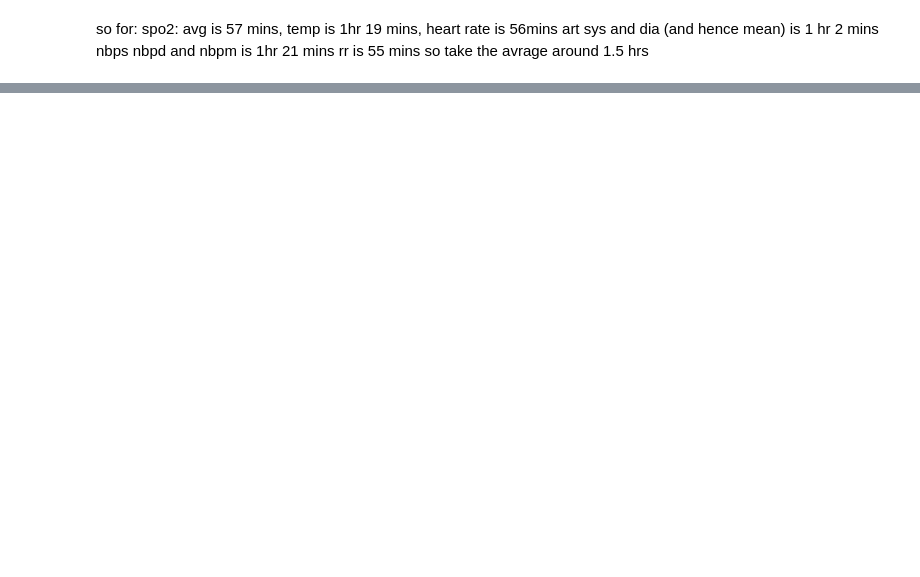
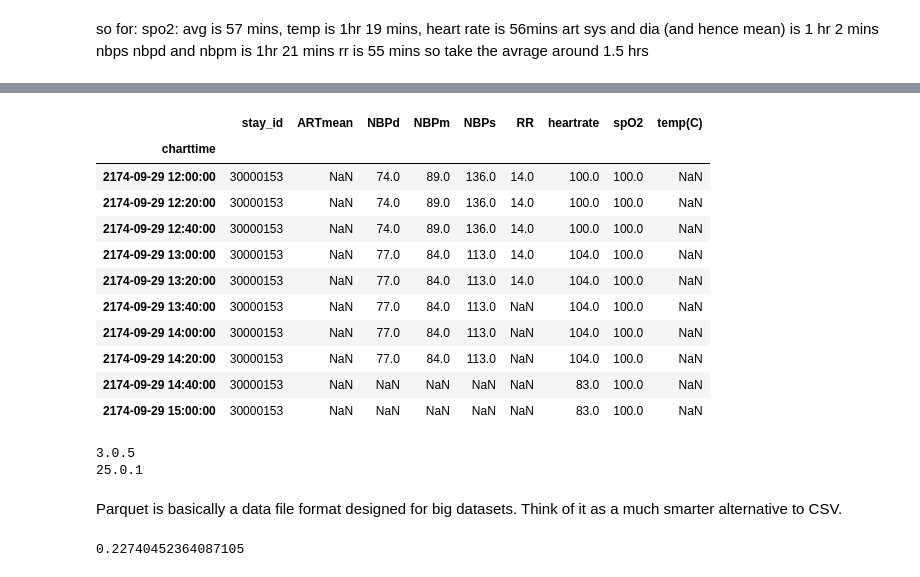
Before and after one commit to pranavv2707/ICU, a Jupyter notebook: notebooks/preprocessing.ipynb, the cells around one changed output, grey strips where cells are left out. Cells and saved outputs as stored; diff of their text form; code cells hidden in the pictures; blank space fills up the shorter version.

```diff
--- a/notebooks/preprocessing.ipynb
+++ b/notebooks/preprocessing.ipynb
@@ -683,3 +633,3 @@ np.float64(8.644492596387863)
 # %%
 for col in vital_cols:
-    uniform[col] = uniform.groupby("stay_id")[col].ffill(limit=18)
+    uniform[col] = uniform.groupby("stay_id")[col].ffill(limit=4)
@@ -703,0 +682,3 @@ np.int64(92747637)
+# %%
+uniform = uniform.drop(columns=["ARTdia","ARTsys"])
+uniform.head()
@@ -703,0 +706,17 @@ np.int64(92747637)
+# %%
+uniform.sort_values(['stay_id','charttime'])
+uniform.head(10)
+#df.sort_values('a', ascending=False)
+# %% [output]
+|  | stay_id | ARTmean | NBPd | NBPm | NBPs | RR | heartrate | spO2 | temp(C) |
+| charttime |  |  |  |  |  |  |  |  |  |
+| 2174-09-29 12:00:00 | 30000153 | NaN | 74.0 | 89.0 | 136.0 | 14.0 | 100.0 | 100.0 | NaN |
+| 2174-09-29 12:20:00 | 30000153 | NaN | 74.0 | 89.0 | 136.0 | 14.0 | 100.0 | 100.0 | NaN |
+| 2174-09-29 12:40:00 | 30000153 | NaN | 74.0 | 89.0 | 136.0 | 14.0 | 100.0 | 100.0 | NaN |
+| 2174-09-29 13:00:00 | 30000153 | NaN | 77.0 | 84.0 | 113.0 | 14.0 | 104.0 | 100.0 | NaN |
+| 2174-09-29 13:20:00 | 30000153 | NaN | 77.0 | 84.0 | 113.0 | 14.0 | 104.0 | 100.0 | NaN |
+| 2174-09-29 13:40:00 | 30000153 | NaN | 77.0 | 84.0 | 113.0 | NaN | 104.0 | 100.0 | NaN |
+| 2174-09-29 14:00:00 | 30000153 | NaN | 77.0 | 84.0 | 113.0 | NaN | 104.0 | 100.0 | NaN |
+| 2174-09-29 14:20:00 | 30000153 | NaN | 77.0 | 84.0 | 113.0 | NaN | 104.0 | 100.0 | NaN |
+| 2174-09-29 14:40:00 | 30000153 | NaN | NaN | NaN | NaN | NaN | 83.0 | 100.0 | NaN |
+| 2174-09-29 15:00:00 | 30000153 | NaN | NaN | NaN | NaN | NaN | 83.0 | 100.0 | NaN |
@@ -703,0 +725,9 @@ np.int64(92747637)
+# %%
+import pandas as pd
+import pyarrow as pa
+
+print(pd.__version__)
+print(pa.__version__)
+# %% [output]
+3.0.5
+25.0.1
@@ -703,0 +737,8 @@ np.int64(92747637)
+# %% [markdown]
+Parquet is basically a data file format designed for big datasets.
+Think of it as a much smarter alternative to CSV.
+# %%
+import os
+os.path.getsize("uniform_20min.parquet") / 1024**3
+# %% [output]
+0.22740452364087105
```
Also changed, not shown: parts of 34 cells of this notebook.
